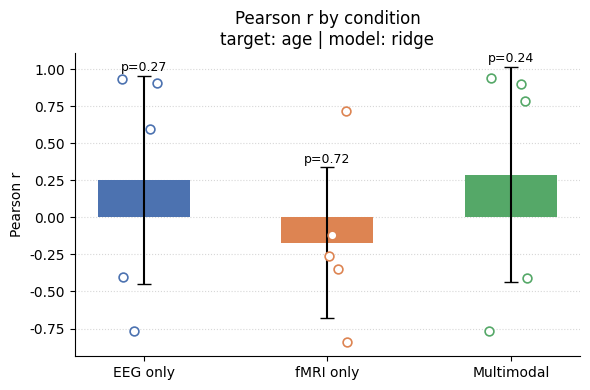
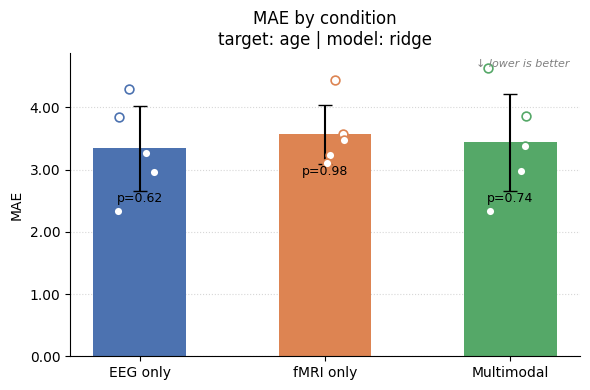
The change to this notebook cell's code, shown as a diff; its figure went from the first image to the second:
--- before
+++ after
@@ -13,6 +13,7 @@
     task = metrics["task"].iloc[0]
     model_name = metrics["model"].iloc[0]
-    primary = "roc_auc" if task == "classification" else "pearson_r"
-    primary_label = {"roc_auc": "AUC-ROC", "pearson_r": "Pearson r"}[primary]
+    primary = "roc_auc" if task == "classification" else "mae"
+    lower_is_better = primary == "mae"
+    primary_label = {"roc_auc": "AUC-ROC", "mae": "MAE"}[primary]
 
     print(f"\n{'='*60}")
@@ -41,8 +42,13 @@
         ax.axhline(0.5, color="grey", linestyle="--", linewidth=1, label="Chance (AUC=0.5)")
         ax.legend(fontsize=9)
+    if lower_is_better:
+        ax.text(0.98, 0.98, "↓ lower is better", transform=ax.transAxes,
+                ha="right", va="top", fontsize=8, color="grey", style="italic")
     for i, cond in enumerate(CONDITIONS):
         p = metrics.loc[metrics["condition"] == cond, "p_vs_chance"].values[0]
         stars = "***" if p < 0.001 else "**" if p < 0.01 else "*" if p < 0.05 else f"p={p:.2f}"
-        ax.text(x[i], means[i] + stds[i] + 0.01, stars, ha="center", va="bottom", fontsize=9)
+        offset = -(stds[i] + 0.02) if lower_is_better else stds[i] + 0.01
+        va = "top" if lower_is_better else "bottom"
+        ax.text(x[i], means[i] + offset, stars, ha="center", va=va, fontsize=9)
     ax.set_xticks(x)
     ax.set_xticklabels(LABELS)
@@ -74,4 +80,7 @@
         ax.axhline(0.5, color="grey", linestyle="--", linewidth=1, label="Chance")
         ax.legend(fontsize=9)
+    if lower_is_better:
+        ax.text(0.98, 0.98, "↓ lower is better", transform=ax.transAxes,
+                ha="right", va="top", fontsize=8, color="grey", style="italic")
     ax.set_xticks(x)
     ax.set_xticklabels(LABELS)

Commit: Switch primary regression metric from Pearson r to MAE